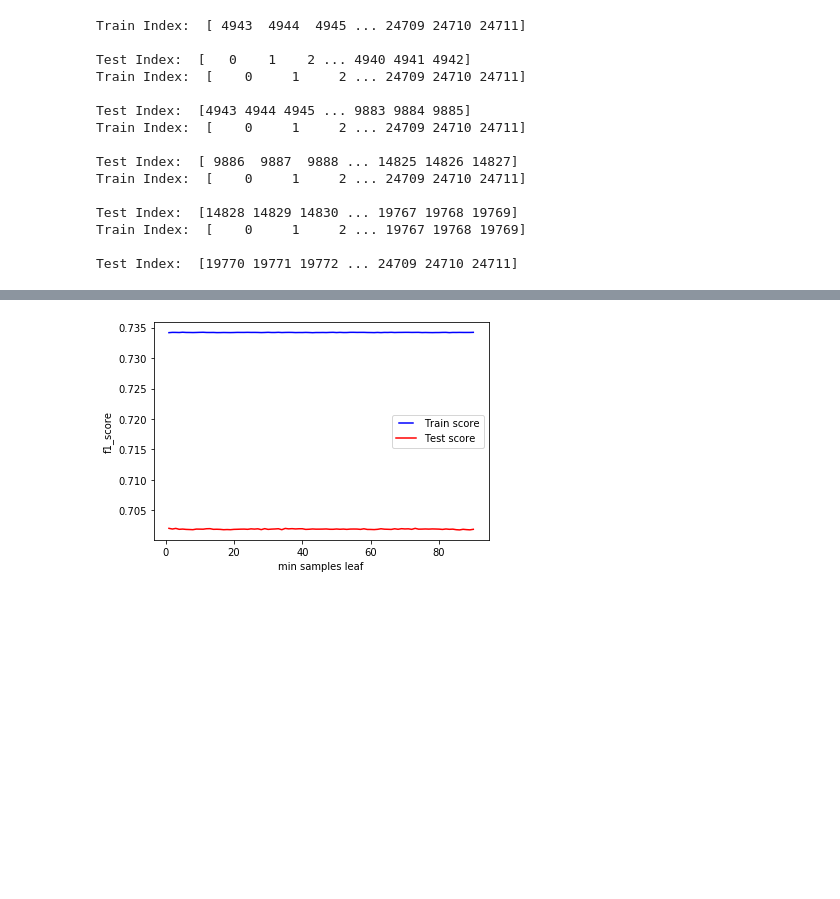
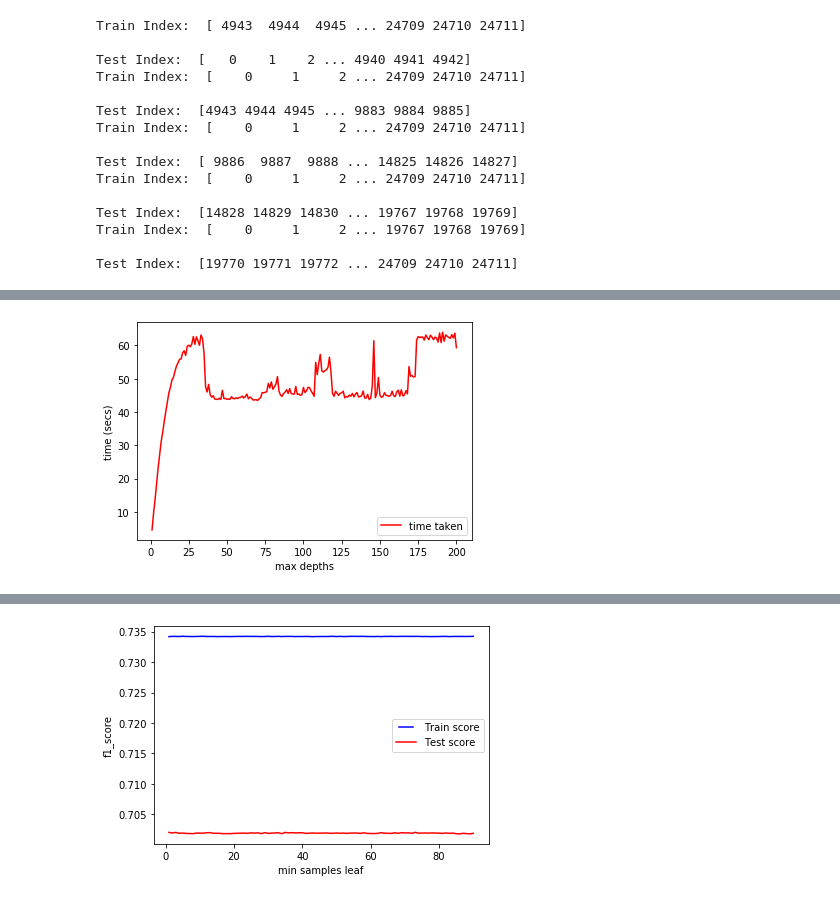
Before and after one commit to jwar663/CarCrashClassifier, a Jupyter notebook: decisionTrees.ipynb, the cells around one changed output, grey strips where cells are left out. Cells and saved outputs as stored; diff of their text form; code cells hidden in the pictures; blank space fills up the shorter version.

```diff
--- a/decisionTrees.ipynb
+++ b/decisionTrees.ipynb
@@ -181 +187,9 @@ plt.show()
+# %%
+time_line, = plt.plot(max_depths, training_time, 'r', label="time taken")
+plt.legend(handler_map={time_line: HandlerLine2D(numpoints=1)})
+plt.ylabel('time (secs)')
+plt.xlabel('max depths')
+plt.show()
+# %% [output]
+[figure, added]
 # %%
```
Also changed, not shown: parts of 12 cells of this notebook, 2 other files.
